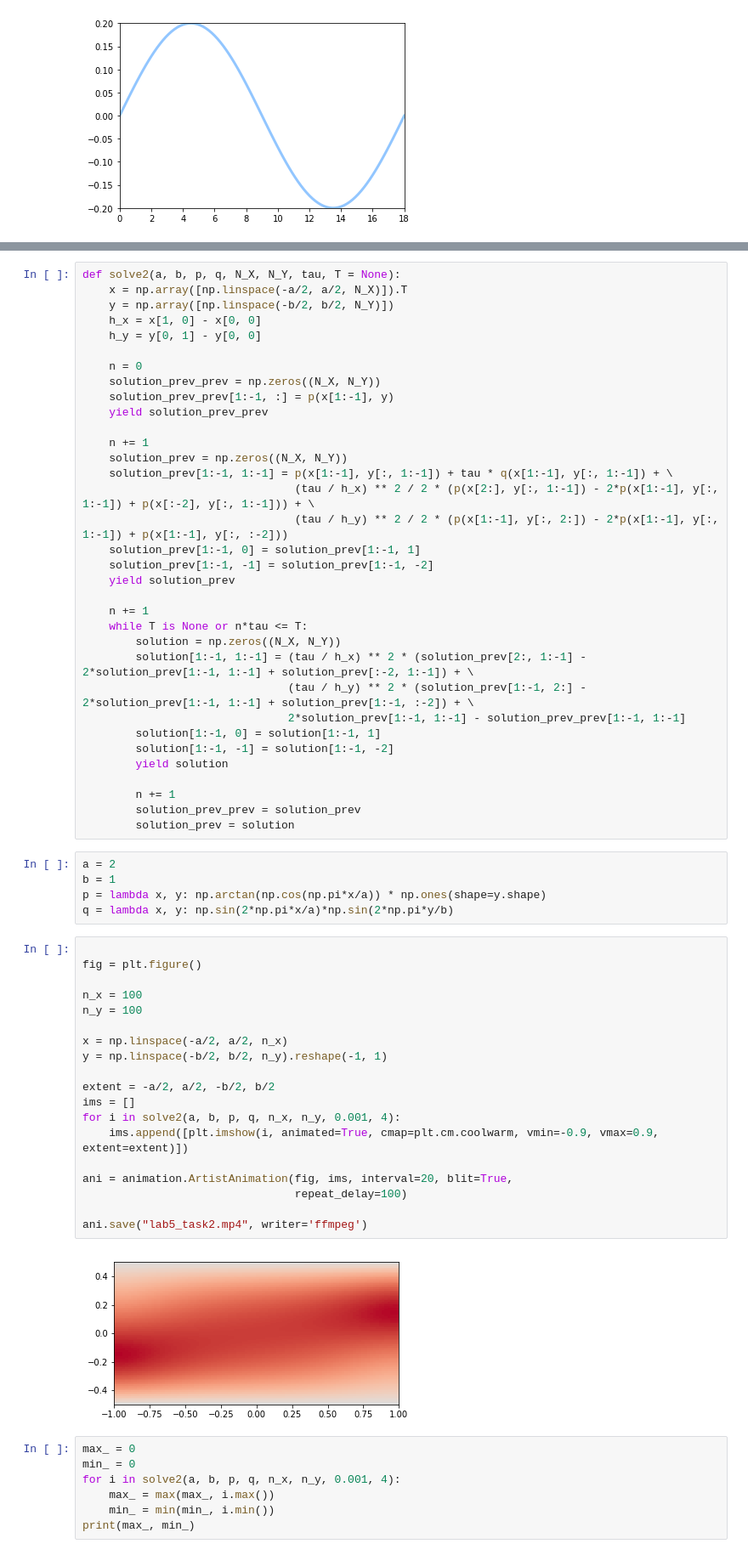
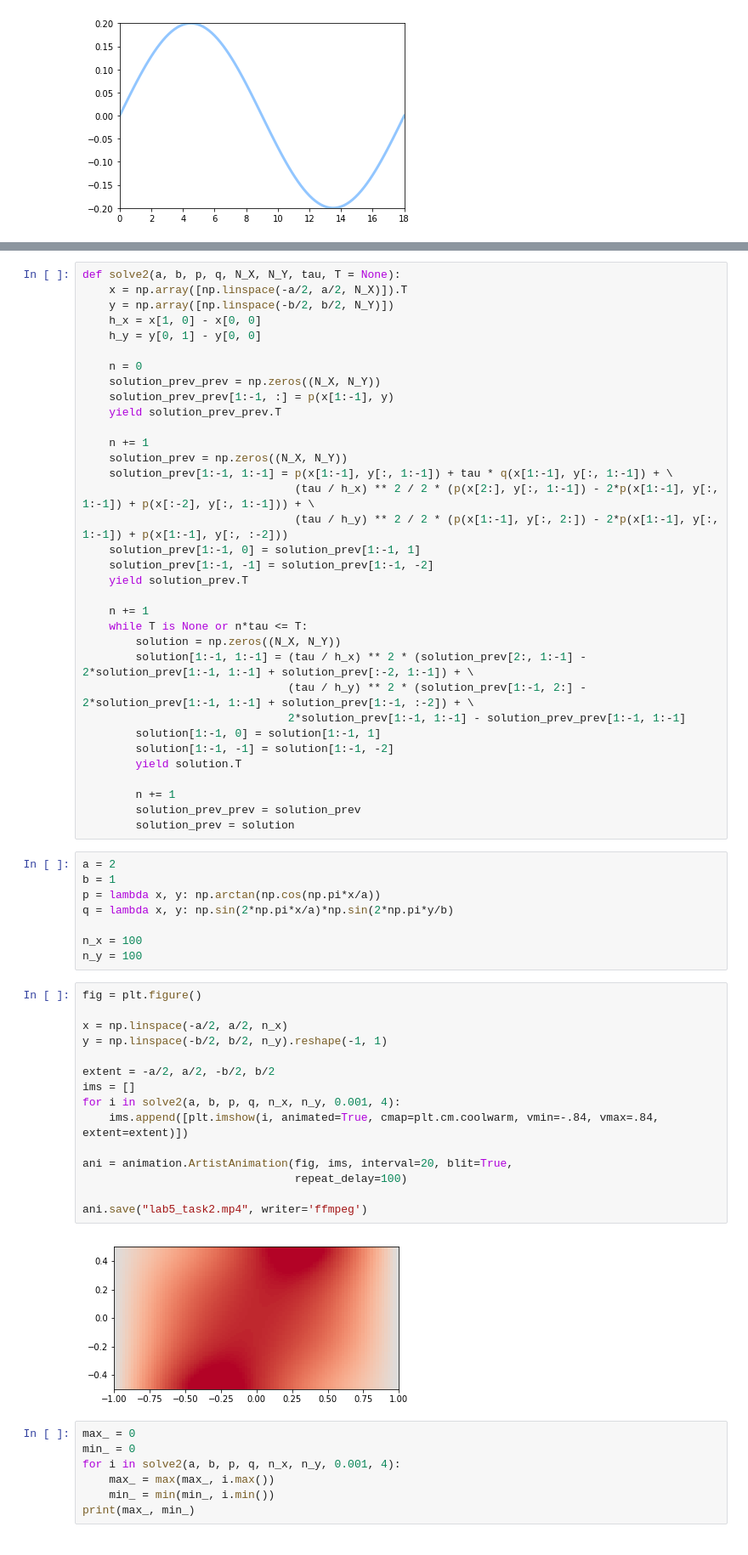
Before and after one commit to ilyakrasnou/MCA, a Jupyter notebook: lab5.ipynb, the cells around one changed output, grey strips where cells are left out. Shown at 85% size. Saved outputs shown, nothing was run; the diff lists cells and outputs as text.

```diff
--- a/lab5.ipynb
+++ b/lab5.ipynb
@@ -151,7 +151,7 @@ def solve2(a, b, p, q, N_X, N_Y, tau, T = None):
     n = 0
     solution_prev_prev = np.zeros((N_X, N_Y))
     solution_prev_prev[1:-1, :] = p(x[1:-1], y)
-    yield solution_prev_prev
+    yield solution_prev_prev.T
 
     n += 1
     solution_prev = np.zeros((N_X, N_Y))
@@ -160,7 +160,7 @@ def solve2(a, b, p, q, N_X, N_Y, tau, T = None):
                                 (tau / h_y) ** 2 / 2 * (p(x[1:-1], y[:, 2:]) - 2*p(x[1:-1], y[:, 1:-1]) + p(x[1:-1], y[:, :-2]))
     solution_prev[1:-1, 0] = solution_prev[1:-1, 1]
     solution_prev[1:-1, -1] = solution_prev[1:-1, -2]
-    yield solution_prev
+    yield solution_prev.T
 
     n += 1
     while T is None or n*tau <= T:
@@ -170,7 +170,7 @@ def solve2(a, b, p, q, N_X, N_Y, tau, T = None):
                                2*solution_prev[1:-1, 1:-1] - solution_prev_prev[1:-1, 1:-1]
         solution[1:-1, 0] = solution[1:-1, 1]
         solution[1:-1, -1] = solution[1:-1, -2]
-        yield solution
+        yield solution.T
 
         n += 1
         solution_prev_prev = solution_prev
@@ -178,29 +178,28 @@ def solve2(a, b, p, q, N_X, N_Y, tau, T = None):
 # %%
 a = 2
 b = 1
-p = lambda x, y: np.arctan(np.cos(np.pi*x/a)) * np.ones(shape=y.shape)
+p = lambda x, y: np.arctan(np.cos(np.pi*x/a))
 q = lambda x, y: np.sin(2*np.pi*x/a)*np.sin(2*np.pi*y/b)
+
+n_x = 100
+n_y = 100
 # %%
-
 fig = plt.figure()
-
-n_x = 100
-n_y = 100
 
 x = np.linspace(-a/2, a/2, n_x)
 y = np.linspace(-b/2, b/2, n_y).reshape(-1, 1)
 
 extent = -a/2, a/2, -b/2, b/2
 ims = []
 for i in solve2(a, b, p, q, n_x, n_y, 0.001, 4):
-    ims.append([plt.imshow(i, animated=True, cmap=plt.cm.coolwarm, vmin=-0.9, vmax=0.9, extent=extent)])
+    ims.append([plt.imshow(i, animated=True, cmap=plt.cm.coolwarm, vmin=-.84, vmax=.84, extent=extent)])
 
 ani = animation.ArtistAnimation(fig, ims, interval=20, blit=True,
                                 repeat_delay=100)
 
 ani.save("lab5_task2.mp4", writer='ffmpeg')
 # %% [output]
-[figure, old version]
+[figure, new version]
 # %%
 max_ = 0
 min_ = 0
```
